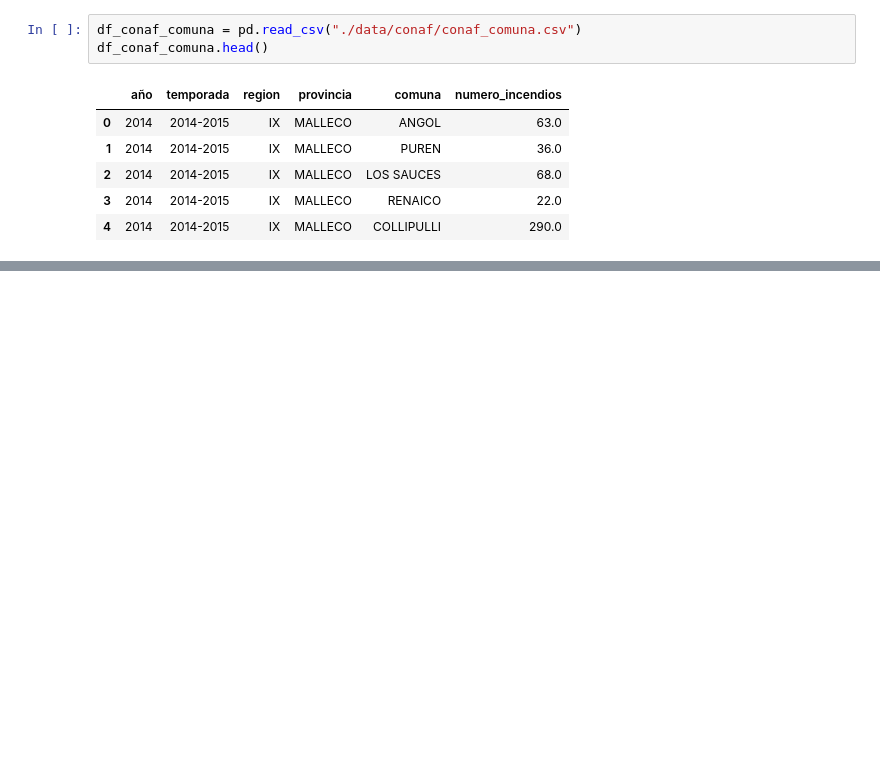
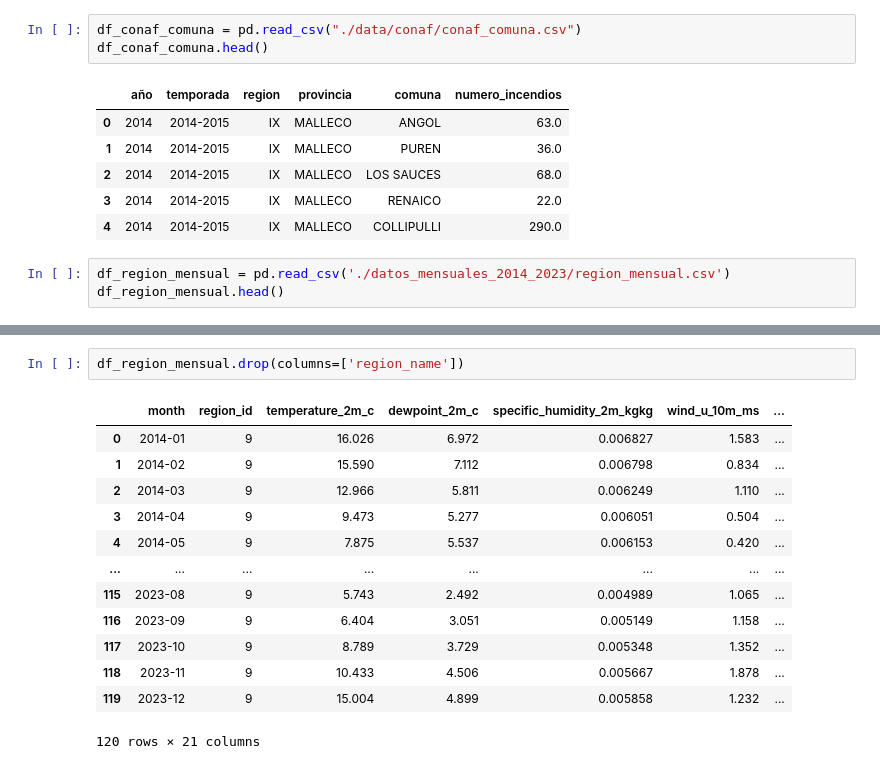
Before and after one commit to eziocard/DeHecho, a Jupyter notebook: main.ipynb, the cells around one changed output, grey strips where cells are left out. Cells and saved outputs as stored; diff of their text form; blank space fills up the shorter version.

```diff
--- a/main.ipynb
+++ b/main.ipynb
@@ -109,3 +109,6 @@ df_conaf_comuna.head()
 | 2 | 2014 | 2014-2015 | IX | MALLECO | LOS SAUCES | 68.0 |
 | 3 | 2014 | 2014-2015 | IX | MALLECO | RENAICO | 22.0 |
 | 4 | 2014 | 2014-2015 | IX | MALLECO | COLLIPULLI | 290.0 |
+# %%
+df_region_mensual = pd.read_csv('./datos_mensuales_2014_2023/region_mensual.csv')
+df_region_mensual.head()
@@ -111,0 +123,16 @@ df_conaf_comuna.head()
+# %%
+df_region_mensual.drop(columns=['region_name'])
+# %% [output]
+|  | month | region_id | temperature_2m_c | dewpoint_2m_c | specific_humidity_2m_kgkg | wind_u_10m_ms | ... |
+| 0 | 2014-01 | 9 | 16.026 | 6.972 | 0.006827 | 1.583 | ... |
+| 1 | 2014-02 | 9 | 15.590 | 7.112 | 0.006798 | 0.834 | ... |
+| 2 | 2014-03 | 9 | 12.966 | 5.811 | 0.006249 | 1.110 | ... |
+| 3 | 2014-04 | 9 | 9.473 | 5.277 | 0.006051 | 0.504 | ... |
+| 4 | 2014-05 | 9 | 7.875 | 5.537 | 0.006153 | 0.420 | ... |
+| ... | ... | ... | ... | ... | ... | ... | ... |
+| 115 | 2023-08 | 9 | 5.743 | 2.492 | 0.004989 | 1.065 | ... |
+| 116 | 2023-09 | 9 | 6.404 | 3.051 | 0.005149 | 1.158 | ... |
+| 117 | 2023-10 | 9 | 8.789 | 3.729 | 0.005348 | 1.352 | ... |
+| 118 | 2023-11 | 9 | 10.433 | 4.506 | 0.005667 | 1.878 | ... |
+| 119 | 2023-12 | 9 | 15.004 | 4.899 | 0.005858 | 1.232 | ... |
+120 rows × 21 columns
```
Also changed, not shown: parts of 10 cells of this notebook, 3 other files.
